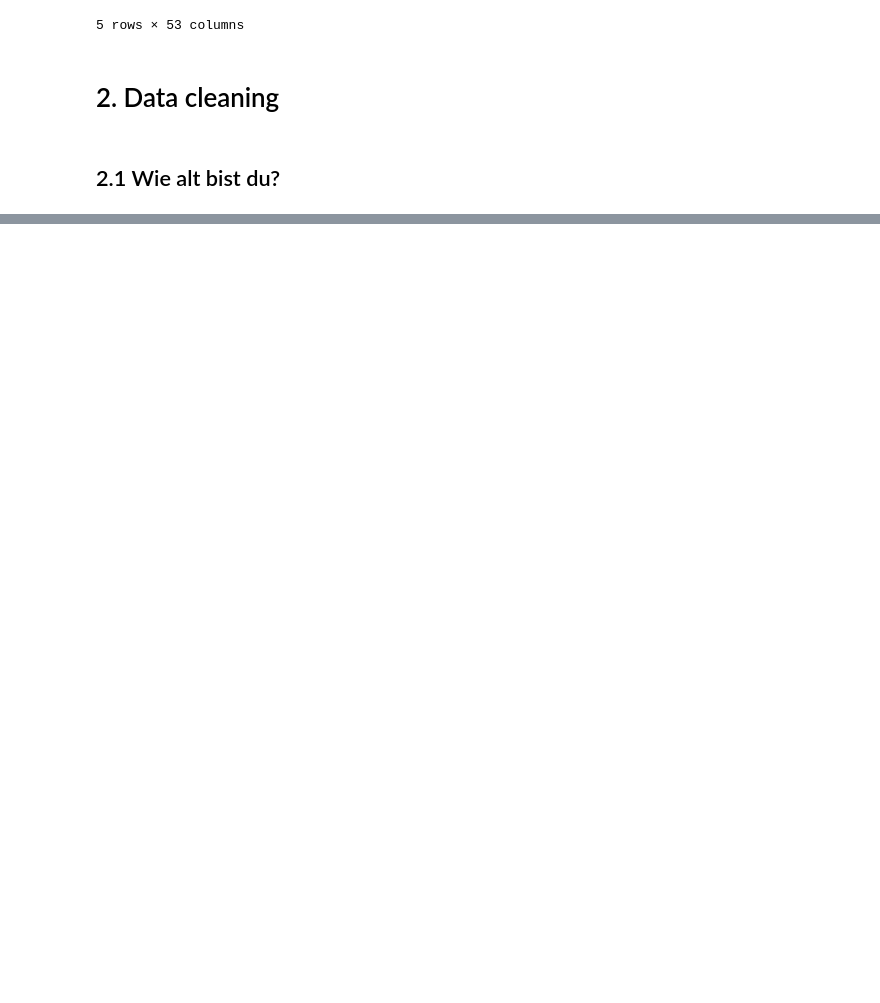
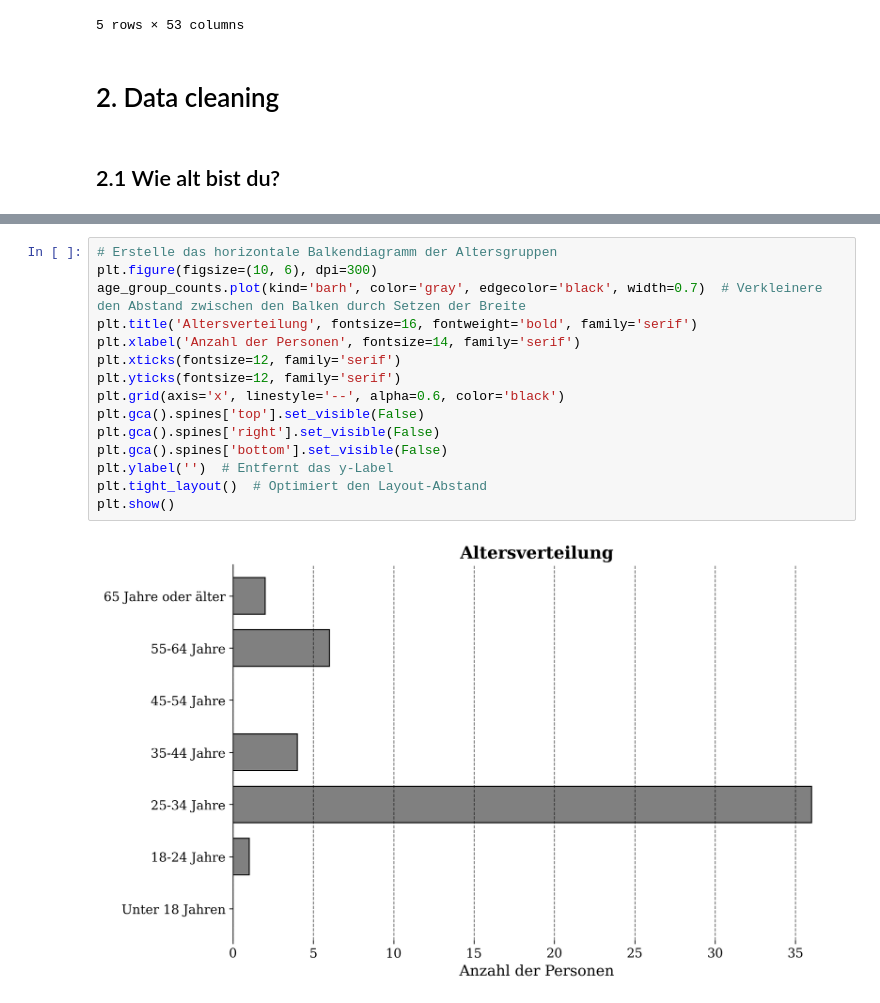
Before and after one commit to JAlbertOfficial/weddingsurvey, a Jupyter notebook: weddingsurvey.ipynb, the cells around one changed output, grey strips where cells are left out. Drawn from its saved outputs; the diff is of its cells as text; blank space fills up the shorter version.

```diff
--- a/weddingsurvey.ipynb
+++ b/weddingsurvey.ipynb
@@ -55,0 +83,17 @@ Name: count, dtype: int64
+# %%
+# Erstelle das horizontale Balkendiagramm der Altersgruppen
+plt.figure(figsize=(10, 6), dpi=300)
+age_group_counts.plot(kind='barh', color='gray', edgecolor='black', width=0.7)  # Verkleinere den Abstand zwischen den Balken durch Setzen der Breite
+plt.title('Altersverteilung', fontsize=16, fontweight='bold', family='serif')
+plt.xlabel('Anzahl der Personen', fontsize=14, family='serif')
+plt.xticks(fontsize=12, family='serif')
+plt.yticks(fontsize=12, family='serif')
+plt.grid(axis='x', linestyle='--', alpha=0.6, color='black')
+plt.gca().spines['top'].set_visible(False)
+plt.gca().spines['right'].set_visible(False)
+plt.gca().spines['bottom'].set_visible(False)
+plt.ylabel('')  # Entfernt das y-Label
+plt.tight_layout()  # Optimiert den Layout-Abstand
+plt.show()
+# %% [output]
+[figure, added]
```
Also changed, not shown: parts of 8 cells of this notebook.
